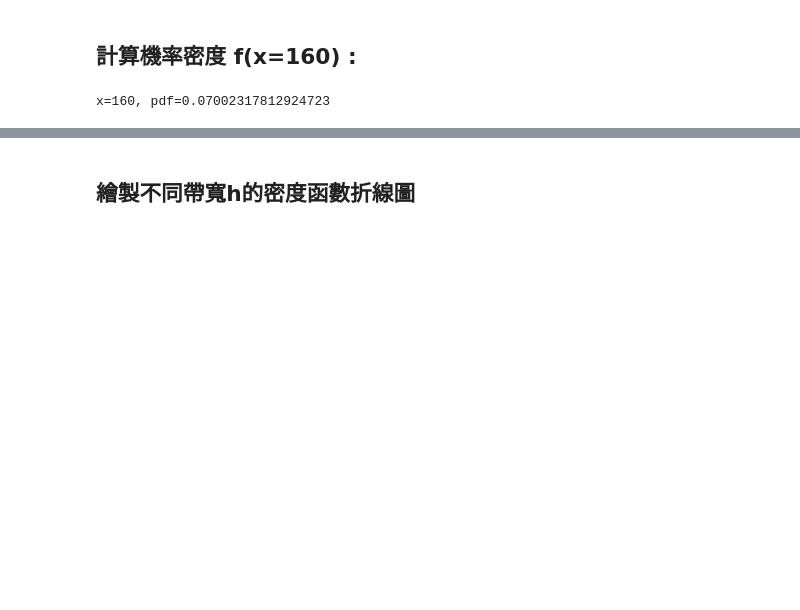
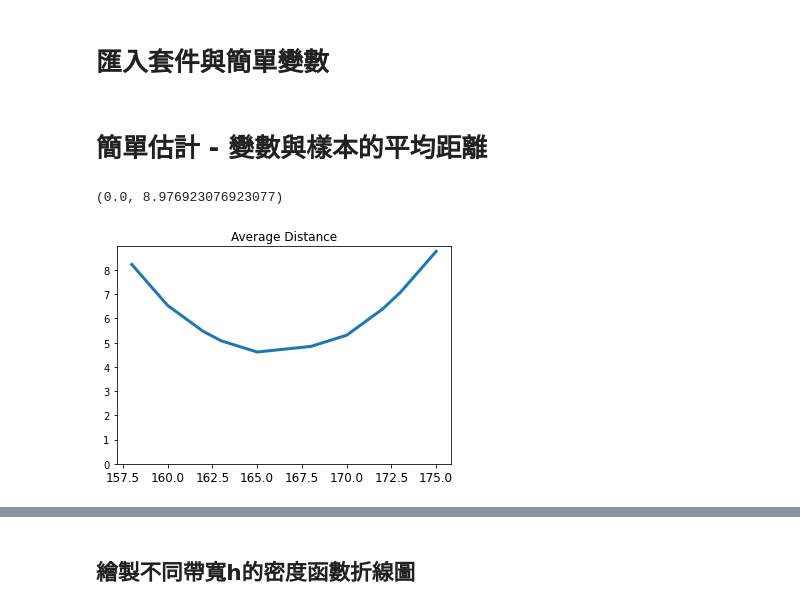
Before and after one commit to QiuBingCheng/MediumArticle, a Jupyter notebook: Statistics/Kernel Density Estimation.ipynb, the cells around one changed output, grey strips where cells are left out. Saved outputs shown, nothing was run; the diff lists cells and outputs as text; code cells hidden in the pictures; blank space fills up the shorter version.

```diff
--- a/Statistics/Kernel Density Estimation.ipynb
+++ b/Statistics/Kernel Density Estimation.ipynb
@@ -1,3 +1,5 @@
+# %% [markdown]
+# 匯入套件與簡單變數
 # %%
 import math
 import matplotlib.pyplot as plt
@@ -11,13 +10,22 @@ xs = [158,160,160,163,168,165,170,165,170,175,173,172,162]
-# %% [markdown]
-## 計算機率密度 f(x=160) :
-# %%
-x = 160
-pdf = 0
-for xi in xs:
-    pdf += gaussian_kernel(x-xi)
-
-pdf = pdf/len(xs)
-print(f"x={x}, pdf={pdf}")
-# %% [output]
-x=160, pdf=0.07002317812924723
+# %% [markdown]
+# 簡單估計 - 變數與樣本的平均距離
+# %%
+# Simple estimation
+total_pdf = []
+
+for x in total_xs:
+    pdf = 0
+    for xi in xs:
+        pdf += abs(x-xi)
+
+    pdf = pdf/len(xs)
+    total_pdf.append(pdf)
+
+plt.title("Average Distance")
+plt.plot(total_xs,total_pdf,linewidth=3)
+plt.xticks(fontsize = 12)
+plt.ylim(0)
+# %% [output]
+(0.0, 8.976923076923077)
+[figure, added]
 # %% [markdown]
```
Also changed, not shown: parts of 4 cells of this notebook.
